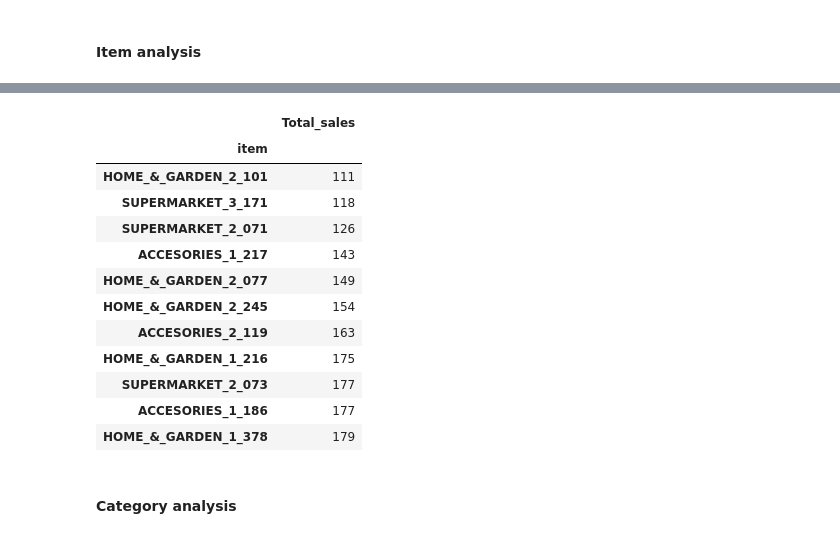
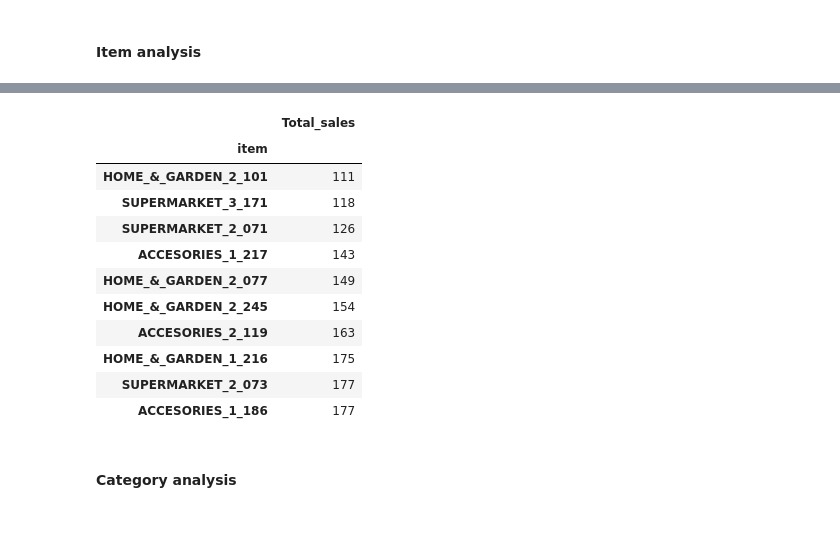
Before and after one commit to glomio/DS_market_project, a Jupyter notebook: 1) Business Analysis/Sales_&_revenue_analysis.ipynb, the cells around one changed output, grey strips where cells are left out. Saved outputs shown, nothing was run; the diff lists cells and outputs as text; code cells hidden in the pictures.

```diff
--- a/1) Business Analysis/Sales_&_revenue_analysis.ipynb
+++ b/1) Business Analysis/Sales_&_revenue_analysis.ipynb
@@ -512,22 +524,21 @@ top10_BST_fig.update_xaxes(visible=False, showticklabels=False)
 # %%
 # Top 10 less sold items Boston
 worst_BST = pd_sales.loc[pd_sales['region'] == 'Boston',['item', 'Total_sales']].groupby('item').sum()
-worst_BST= worst_BST.sort_values('Total_sales').iloc[:11]
+worst_BST= worst_BST.sort_values('Total_sales').iloc[:10]
 worst_BST
 # %% [output]
 |  | Total_sales |
 | item |  |
 | HOME_&_GARDEN_2_101 | 111 |
 | SUPERMARKET_3_171 | 118 |
 | SUPERMARKET_2_071 | 126 |
 | ACCESORIES_1_217 | 143 |
 | HOME_&_GARDEN_2_077 | 149 |
 | HOME_&_GARDEN_2_245 | 154 |
 | ACCESORIES_2_119 | 163 |
 | HOME_&_GARDEN_1_216 | 175 |
 | SUPERMARKET_2_073 | 177 |
 | ACCESORIES_1_186 | 177 |
-| HOME_&_GARDEN_1_378 | 179 |
 # %%
 worst_BST_fig = px.bar(y = worst_BST['Total_sales'].sort_values(ascending = False).values, x= worst_BST.index, color=worst_BST.index, text=worst_BST['Total_sales'].values)
 worst_BST_fig.update_layout(title_text = "Less sold items in Boston", title_x = 0.45, yaxis_title = 'Sales')
```
Also changed, not shown: parts of 18 cells of this notebook.
